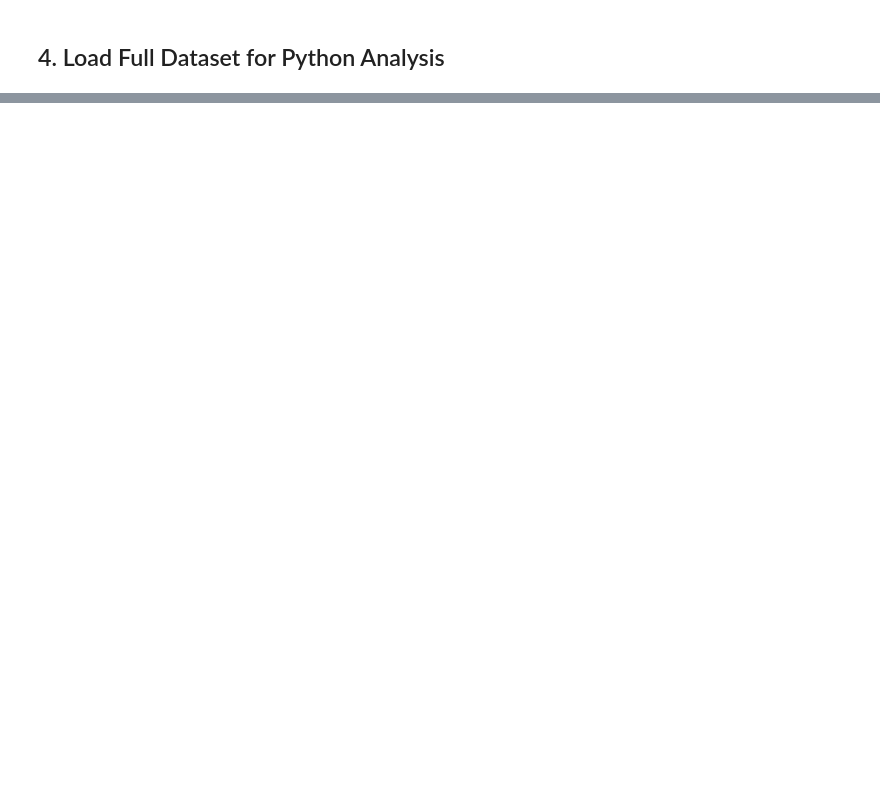
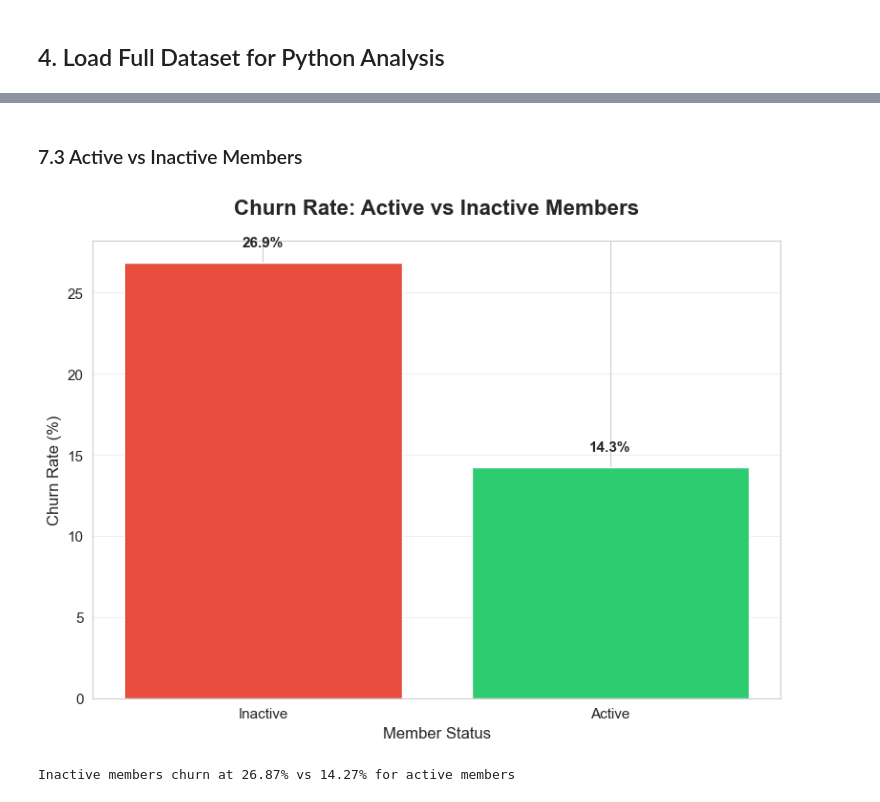
Before and after one commit to JamPonsar/Bank-Customer-Churn-Analysis, a Jupyter notebook: Bank_Churn_Analysis.ipynb, the cells around one changed output, grey strips where cells are left out. Saved outputs shown, nothing was run; the diff lists cells and outputs as text; code cells hidden in the pictures; blank space fills up the shorter version.

```diff
--- a/Bank_Churn_Analysis.ipynb
+++ b/Bank_Churn_Analysis.ipynb
@@ -163,0 +413,24 @@ df.head()
+# %% [markdown]
+### 7.3 Active vs Inactive Members
+# %%
+plt.figure(figsize=(8, 6))
+activity_churn = df.groupby('IsActiveMember')['Exited'].mean() * 100
+activity_labels = ['Inactive', 'Active']
+colors = ['#e74c3c', '#2ecc71']
+plt.bar(activity_labels, activity_churn, color=colors)
+plt.title('Churn Rate: Active vs Inactive Members', fontsize=16, fontweight='bold', pad=20)
+plt.xlabel('Member Status', fontsize=12)
+plt.ylabel('Churn Rate (%)', fontsize=12)
+plt.grid(axis='y', alpha=0.3)
+
+# Add value labels on bars
+for i, v in enumerate(activity_churn):
+    plt.text(i, v + 1, f'{v:.1f}%', ha='center', fontsize=11, fontweight='bold')
+
+plt.tight_layout()
+plt.show()
+
+print(f"Inactive members churn at {activity_churn[0]:.2f}% vs {activity_churn[1]:.2f}% for active members")
+# %% [output]
+[figure, added]
+Inactive members churn at 26.87% vs 14.27% for active members
```
Also changed, not shown: parts of 37 cells of this notebook.
